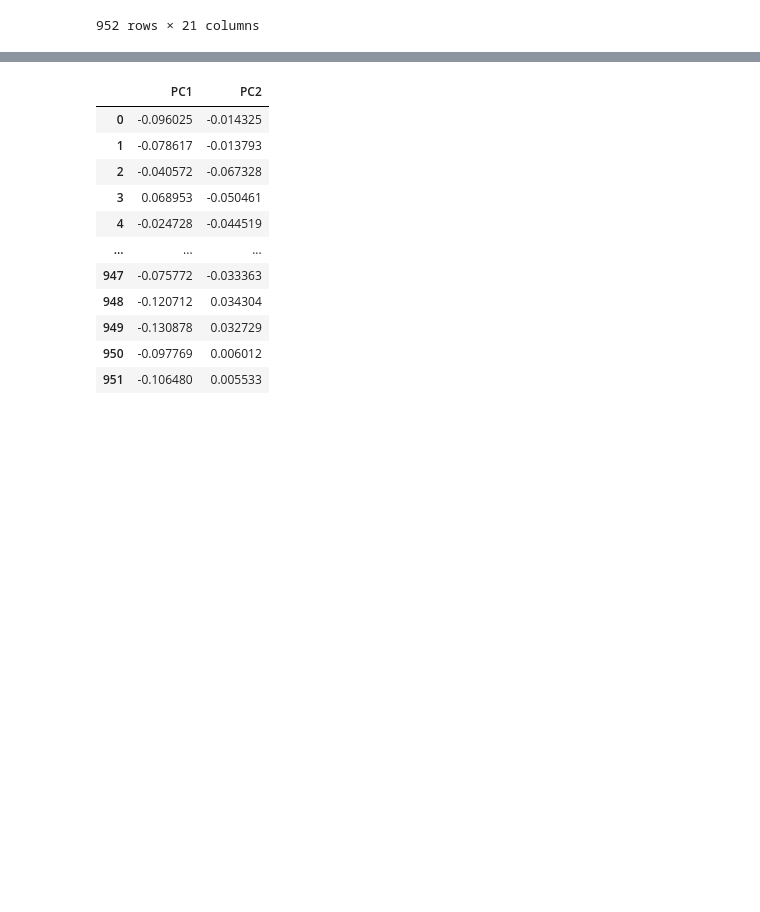
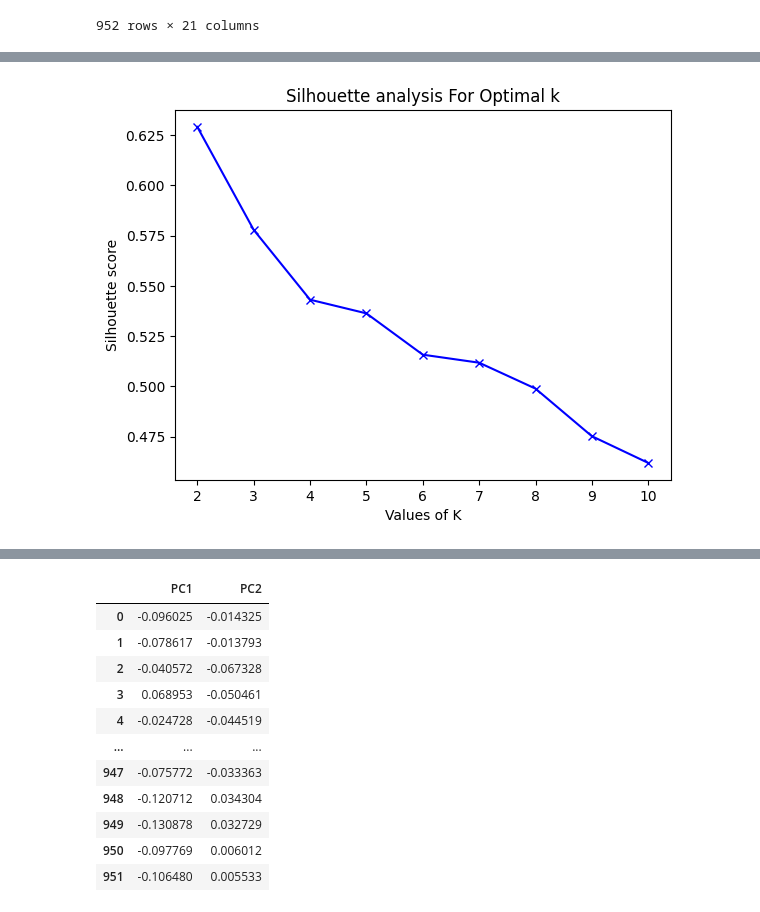
Before and after one commit to omar-elmeteny/MLProject, a Jupyter notebook: ml_project.ipynb, the cells around one changed output, grey strips where cells are left out. Drawn from its saved outputs; the diff is of its cells as text; code cells hidden in the pictures; blank space fills up the shorter version.

Commit message:
fixed feature selection and target variable

```diff
--- a/ml_project.ipynb
+++ b/ml_project.ipynb
@@ -420,0 +360,19 @@ df_spotify_selected_without_streams
+# %%
+
+def low_variance_removal(df, threshold, target_variable):
+    # Create a VarianceThreshold feature selector
+
+    df = df.drop(target_variable, axis=1)
+
+    selector = feature_selection.VarianceThreshold(threshold)
+
+    # Fit and transform the selector on our data
+    variance_filtered = selector.fit_transform(df)
+
+    df = pd.DataFrame(variance_filtered, columns=df.columns[selector.get_support()])
+
+    print('Features with variance > {}:\n'.format(threshold), df.columns.tolist())
+
+    return df
+feature_selection = low_variance_removal(df_spotify, 0.8, 'mode')
+feature_selection
@@ -420,0 +395,14 @@ df_spotify_selected_without_streams
+# %%
+def apply_KMeans(df):
+    avg_silhouette = []
+    for i in range(2, 11):
+        kmeans = KMeans(n_clusters = i, init = 'k-means++', max_iter = 300, n_init = 10, random_state = 0)
+        kmeans.fit(df)
+        cluster_labels = kmeans.labels_
+        silhouette_avg = silhouette_score(df, cluster_labels)
+        print("For n_clusters =", i, "The average silhouette_score is :", silhouette_avg)
+        avg_silhouette.append(silhouette_avg)
+        wcss.append(kmeans.inertia_)
+    return df, avg_silhouette
+df_spotify_kmeans, avg_silhouette = apply_KMeans(feature_selection)
+df_spotify_kmeans
@@ -420,0 +432,10 @@ df_spotify_selected_without_streams
+# %%
+def plot_silhouette(avg_silhouette):
+    plt.plot(range(2, 11),avg_silhouette, 'bx-')
+    plt.xlabel('Values of K')
+    plt.ylabel('Silhouette score')
+    plt.title('Silhouette analysis For Optimal k')
+    plt.show()
+plot_silhouette(avg_silhouette)
+# %% [output]
+[figure, added]
```
Also changed, not shown: parts of 17 cells of this notebook.
